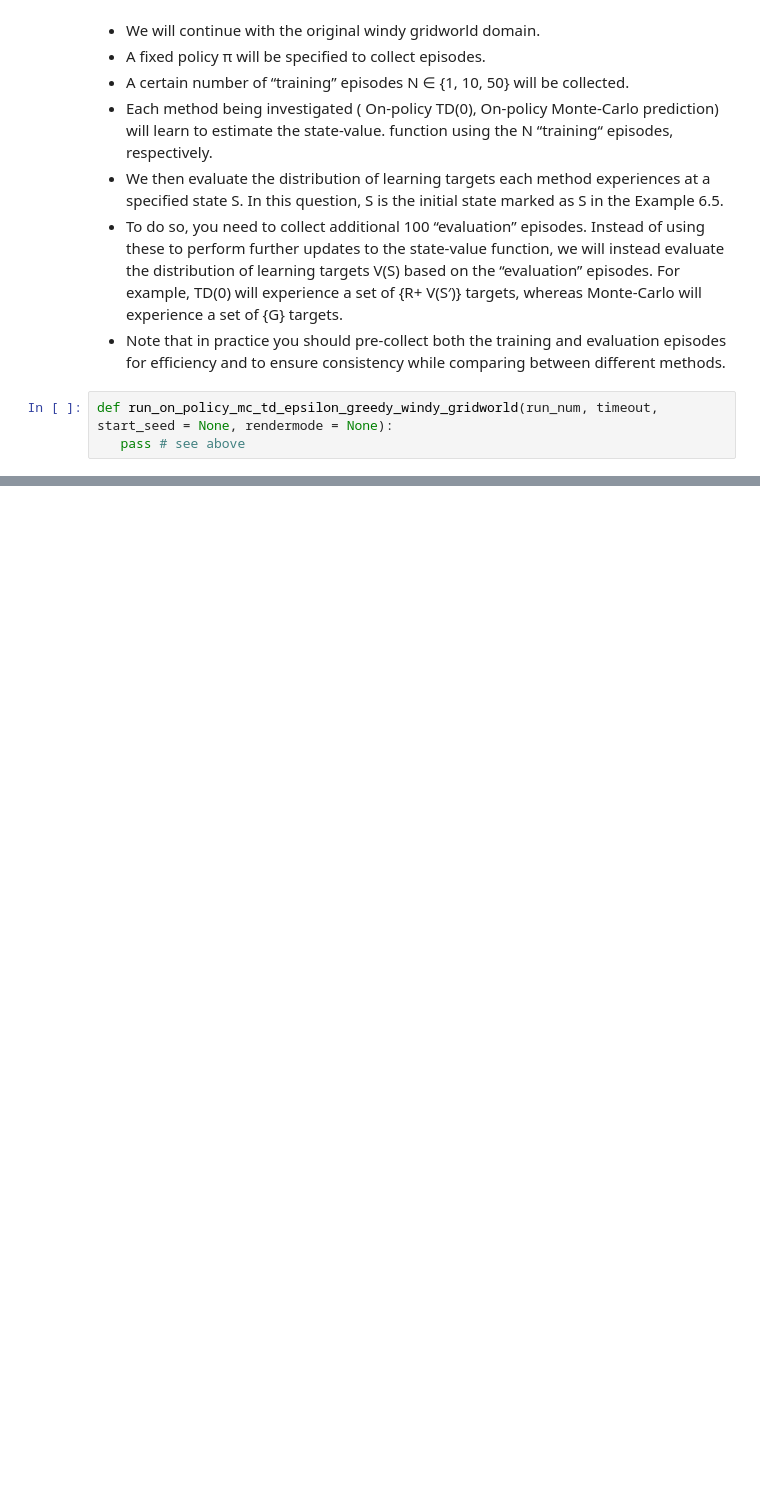
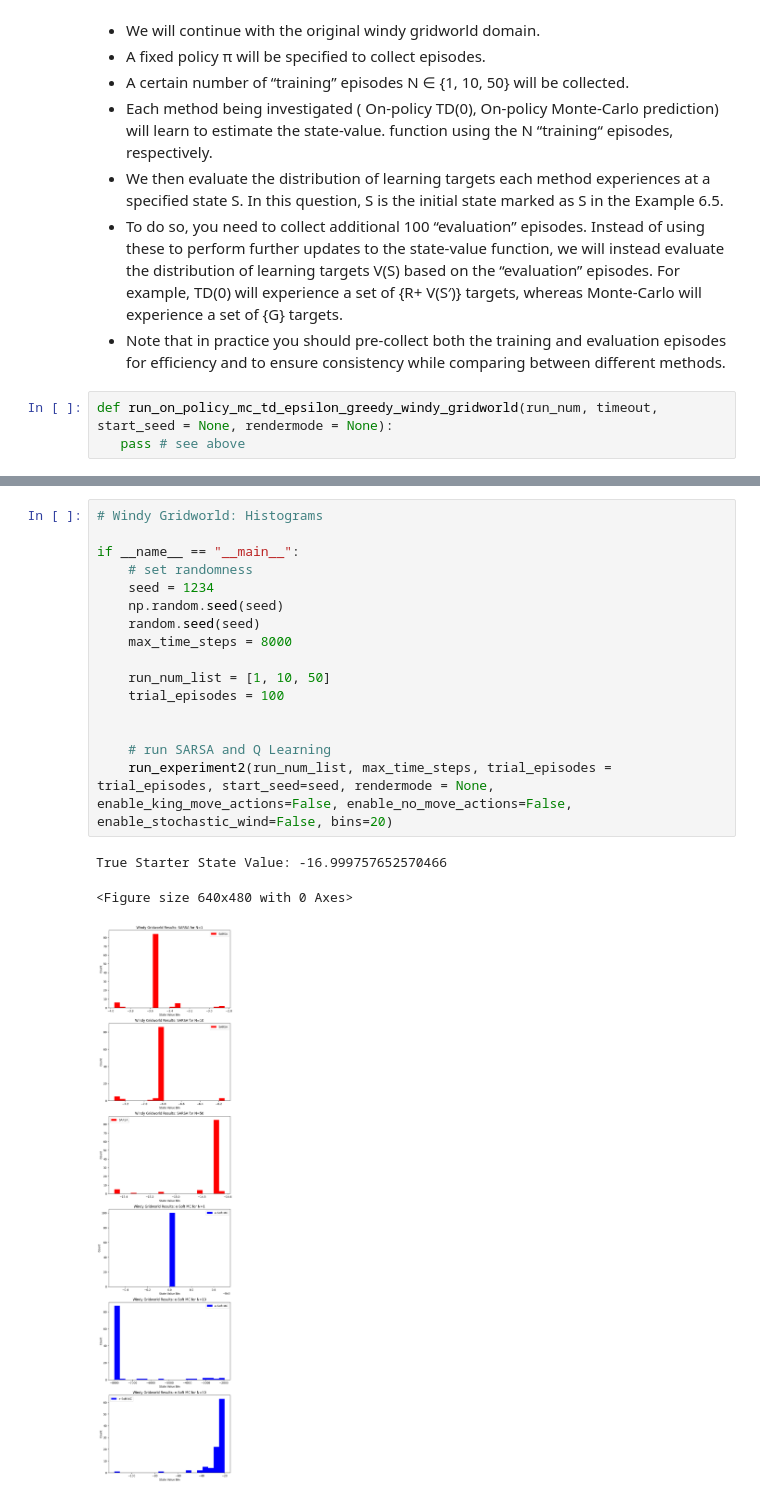
Before and after one commit to dbcometto/cs5180rl, a Jupyter notebook: homework/ex5_26spring.ipynb, the cells around one changed output, grey strips where cells are left out. Saved outputs shown, nothing was run; the diff lists cells and outputs as text; blank space fills up the shorter version.

```diff
--- a/homework/ex5_26spring.ipynb
+++ b/homework/ex5_26spring.ipynb
@@ -1308,0 +1676,20 @@ if __name__ == "__main__":
+# %%
+# Windy Gridworld: Histograms
+
+if __name__ == "__main__":
+    # set randomness
+    seed = 1234
+    np.random.seed(seed)
+    random.seed(seed)
+    max_time_steps = 8000
+
+    run_num_list = [1, 10, 50]
+    trial_episodes = 100
+
+
+    # run SARSA and Q Learning
+    run_experiment2(run_num_list, max_time_steps, trial_episodes = trial_episodes, start_seed=seed, rendermode = None, enable_king_move_actions=False, enable_no_move_actions=False, enable_stochastic_wind=False, bins=20)
+# %% [output]
+True Starter State Value: -16.999757652570466
+<Figure size 640x480 with 0 Axes>
+[figure, added]
```
Also changed, not shown: parts of 13 cells of this notebook.
